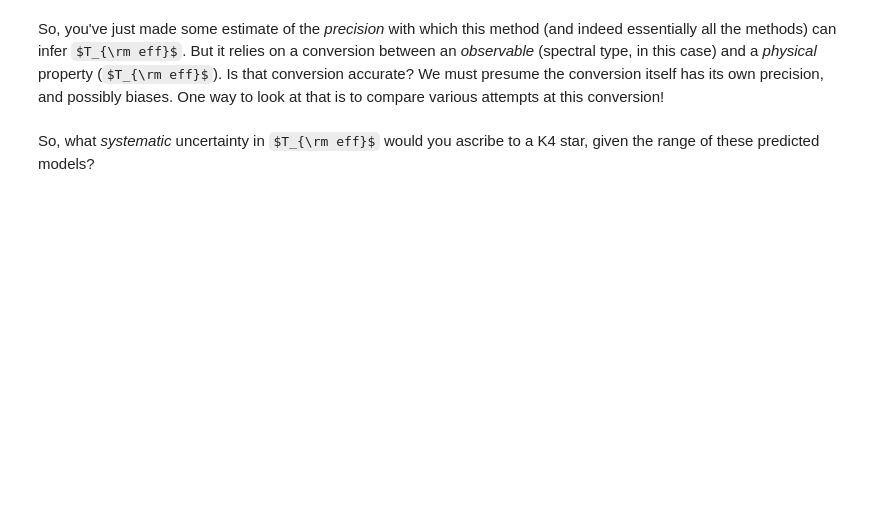
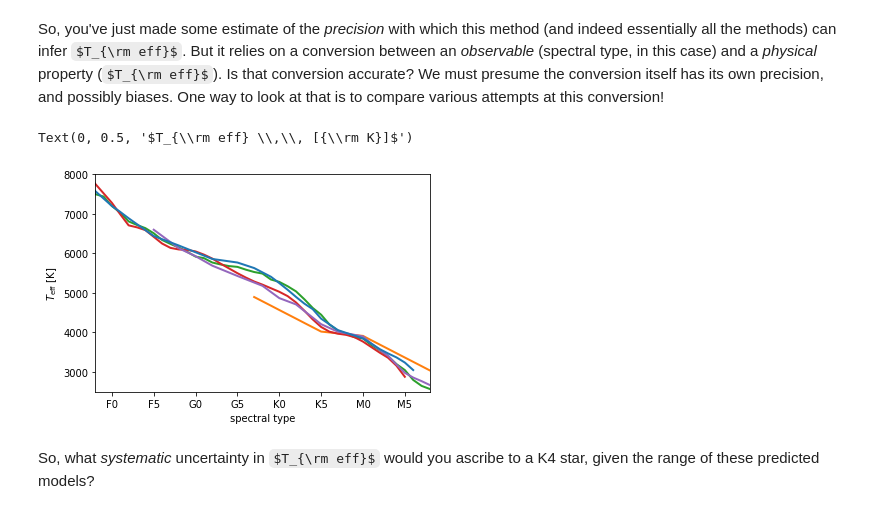
Before and after one commit to seanandrews/dyn-masses, a Jupyter notebook: notebooks/Justin's Notes/The HR Diagram.ipynb, the cells around one changed output. Cells and saved outputs as stored; diff of their text form; code cells hidden in the pictures; some formulas as TeX source; blank space fills up the shorter version.

```diff
--- a/notebooks/Justin's Notes/The HR Diagram.ipynb
+++ b/notebooks/Justin's Notes/The HR Diagram.ipynb
@@ -293,20 +316,23 @@ So, you've just made some estimate of the *precision* with which this method (an
 # %%
 fig, ax = plt.subplots()
 
 convs = ['vB99_giant', 'PM13_dwarf', 'PM13_pms', 'HH14_pms', 'KH95_dwarf']
 colors = ['C1', 'C2', 'C3', 'C4', 'C0']
 
 for i in range(len(convs)):
-    conv = ascii.read('data/'+convs[i]+'_spt-teff.dat')
+    conv = ascii.read('../data/'+convs[i]+'_spt-teff.dat')
     spt, spt_idx, teff = conv['col1'], conv['col2'], conv['col3']
 
     ax.plot(spt_idx, teff, '-'+colors[i], lw=2)
 
 ax.set_xlim([28, 68])
 ax.set_xticklabels(spt[np.in1d(spt_idx, ax.get_xticks())])
 ax.set_xlabel('spectral type')
 ax.set_ylim([2500, 8000])
 ax.set_ylabel(r'$T_{\rm eff} \,\, [{\rm K}]$')
+# %% [output]
+Text(0, 0.5, '$T_{\\rm eff} \\,\\, [{\\rm K}]$')
+[figure, added]
 # %% [markdown]
 So, what *systematic* uncertainty in $T_{\rm eff}$ would you ascribe to a K4 star, given the range of these predicted models?
 # %%
```
Also changed, not shown: parts of 7 cells of this notebook, 1 other file.
